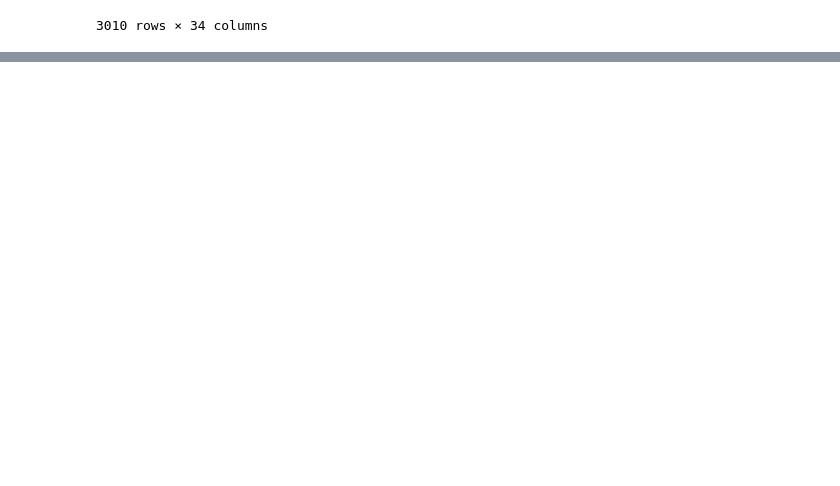
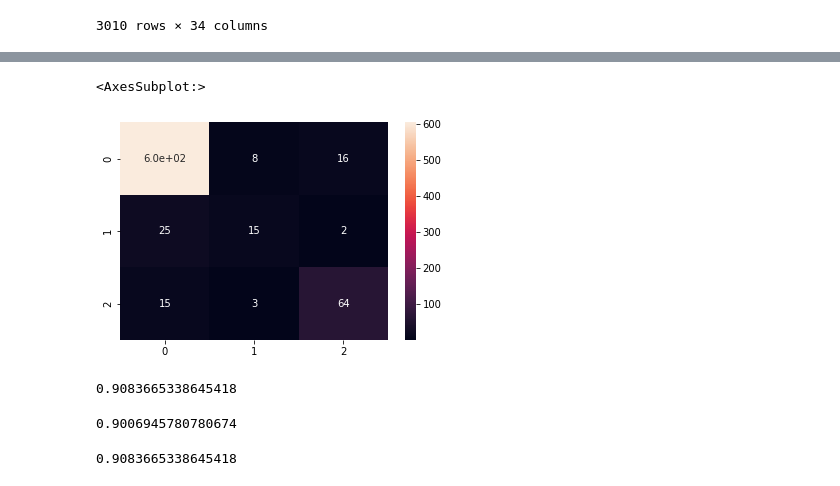
Before and after one commit to tomashbk/solar_wind_power_plants_prediction, a Jupyter notebook: notebooks/0.3-EDA-in-data-transformed-and-combined.ipynb, the cells around one changed output, grey strips where cells are left out. Cells and saved outputs as stored; diff of their text form; code cells hidden in the pictures; blank space fills up the shorter version.

Commit message:
First predictions and evaluations 1

```diff
--- a/notebooks/0.3-EDA-in-data-transformed-and-combined.ipynb
+++ b/notebooks/0.3-EDA-in-data-transformed-and-combined.ipynb
@@ -86,0 +152,27 @@ df_transformed_combined
+# %%
+train_X, val_X, train_y, val_y = train_test_split(X, y,random_state = 0)
+# %%
+tree_model = DecisionTreeClassifier(random_state=0)
+tree_model.fit(train_X, train_y)
+y_pred = tree_model.predict(val_X)
+# print(cross_val_score(lasso, X, y, cv=3))
+# %%
+confusion_matrix = confusion_matrix(val_y, y_pred)
+# %%
+
+sns.heatmap(confusion_matrix, annot=True)
+# %% [output]
+<AxesSubplot:>
+[figure, added]
+# %%
+accuracy_score(val_y, y_pred)
+# %% [output]
+0.9083665338645418
+# %%
+precision_score(val_y, y_pred, average='weighted')
+# %% [output]
+0.9006945780780674
+# %%
+tree_model.score(val_X, val_y)
+# %% [output]
+0.9083665338645418
```
Also changed, not shown: parts of 9 cells of this notebook, 2 other files.
